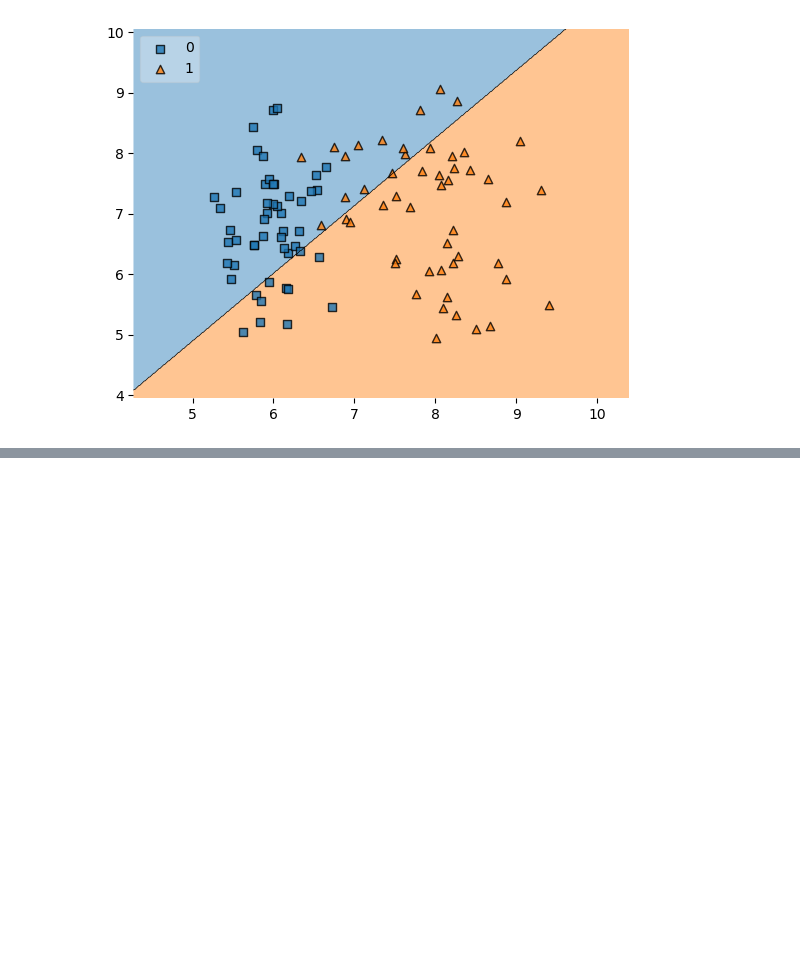
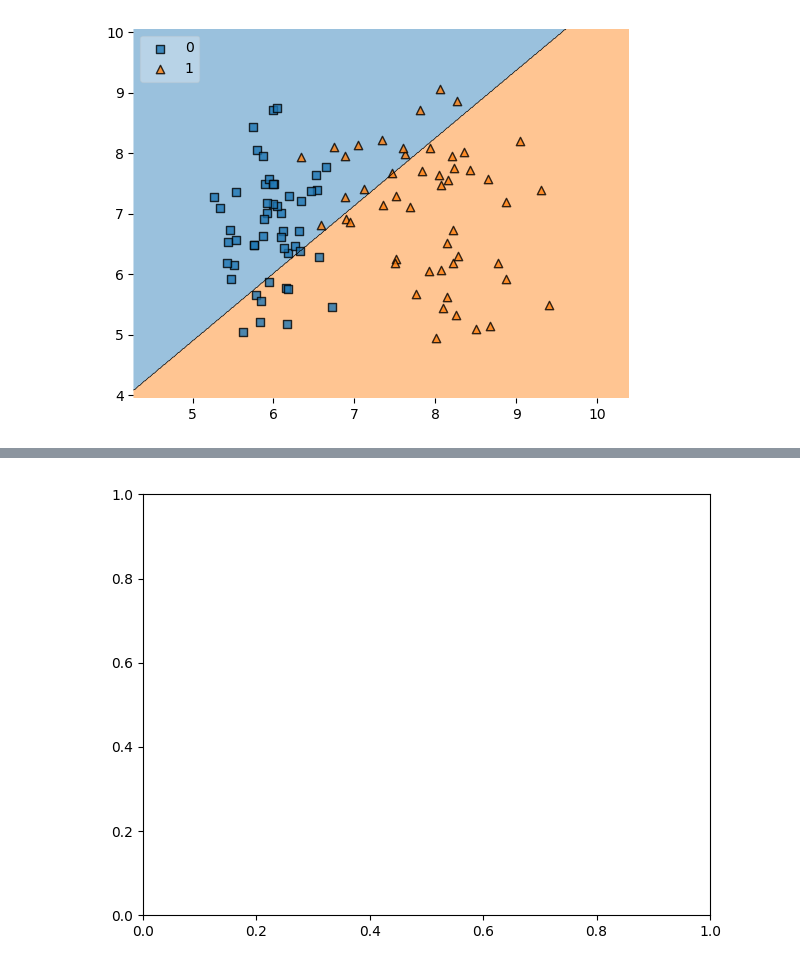
Before and after one commit to AM-Ankitgit/Complete-Deep-Learning-Algorithms, a Jupyter notebook: Perceprton/Perceptron & Multilayer Perceptron.ipynb, the cells around one changed output, grey strips where cells are left out. Saved outputs shown, nothing was run; the diff lists cells and outputs as text; code cells hidden in the pictures; blank space fills up the shorter version.

```diff
--- a/Perceprton/Perceptron & Multilayer Perceptron.ipynb
+++ b/Perceprton/Perceptron & Multilayer Perceptron.ipynb
@@ -83,0 +224,24 @@ Perceptron
+# %%
+from matplotlib.animation import FuncAnimation
+import matplotlib.pyplot as plt
+import numpy as np
+
+C3 = np.linspace(0.5, 10, 100)
+t = np.linspace(0.5, 10, 100)
+
+data_skip = 2
+
+fig, ax = plt.subplots()
+
+
+def update_plot(i):
+    ax.plot(C3[i:i+data_skip], t[i:i+data_skip])
+    ax.scatter(C3[i], t[i], marker='o', color='r')
+
+
+ani = FuncAnimation(fig, update_plot, interval=1000)
+
+plt.tight_layout()
+plt.show()
+# %% [output]
+[figure, added]
```
Also changed, not shown: parts of 20 cells of this notebook, 1 other file.
